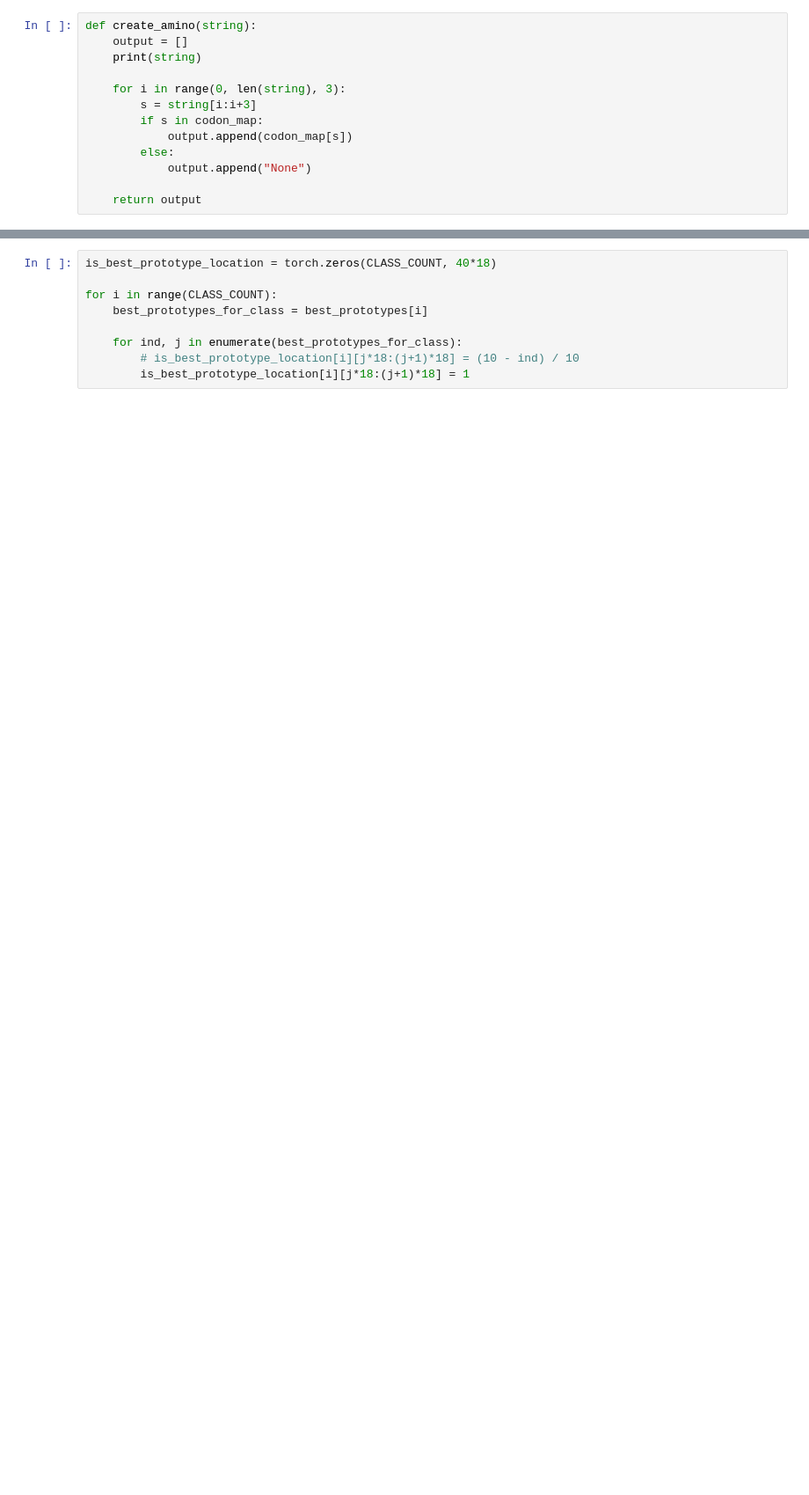
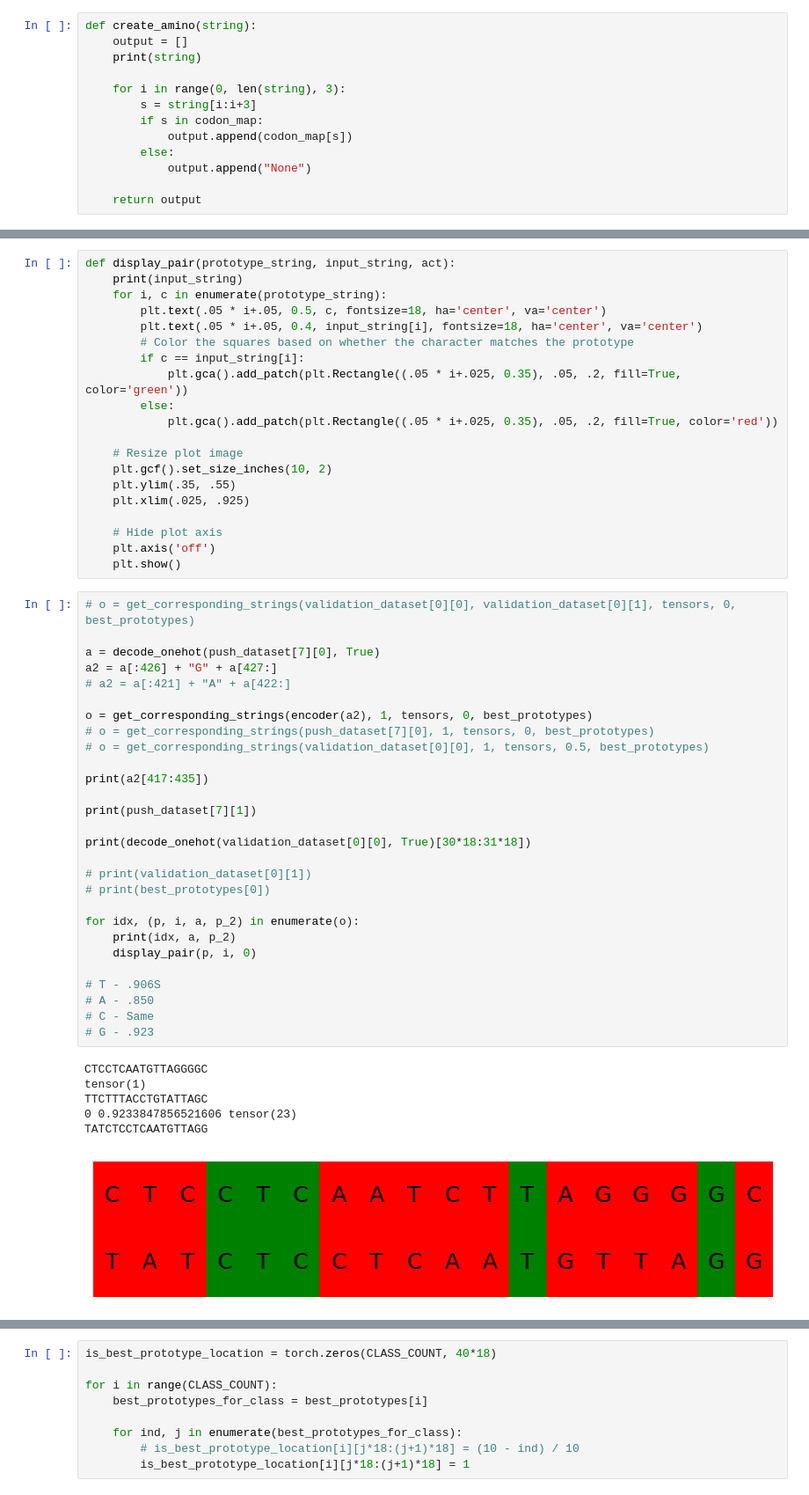
Before and after one commit to Xushu-Wang/MultiModalProtoPNet, a Jupyter notebook: visualize.ipynb, the cells around one changed output, grey strips where cells are left out. Shown at 88% size. Drawn from its saved outputs; the diff is of its cells as text; blank space fills up the shorter version.

```diff
--- a/visualize.ipynb
+++ b/visualize.ipynb
@@ -230,0 +229,55 @@ def create_amino(string):
+# %%
+def display_pair(prototype_string, input_string, act):
+    print(input_string)
+    for i, c in enumerate(prototype_string):
+        plt.text(.05 * i+.05, 0.5, c, fontsize=18, ha='center', va='center')
+        plt.text(.05 * i+.05, 0.4, input_string[i], fontsize=18, ha='center', va='center')
+        # Color the squares based on whether the character matches the prototype
+        if c == input_string[i]:
+            plt.gca().add_patch(plt.Rectangle((.05 * i+.025, 0.35), .05, .2, fill=True, color='green'))
+        else:
+            plt.gca().add_patch(plt.Rectangle((.05 * i+.025, 0.35), .05, .2, fill=True, color='red'))
+
+    # Resize plot image
+    plt.gcf().set_size_inches(10, 2)
+    plt.ylim(.35, .55)
+    plt.xlim(.025, .925)
+
+    # Hide plot axis
+    plt.axis('off')
+    plt.show()
+# %%
+# o = get_corresponding_strings(validation_dataset[0][0], validation_dataset[0][1], tensors, 0, best_prototypes)
+
+a = decode_onehot(push_dataset[7][0], True)
+a2 = a[:426] + "G" + a[427:]
+# a2 = a[:421] + "A" + a[422:]
+
+o = get_corresponding_strings(encoder(a2), 1, tensors, 0, best_prototypes)
+# o = get_corresponding_strings(push_dataset[7][0], 1, tensors, 0, best_prototypes)
+# o = get_corresponding_strings(validation_dataset[0][0], 1, tensors, 0.5, best_prototypes)
+
+print(a2[417:435])
+
+print(push_dataset[7][1])
+
+print(decode_onehot(validation_dataset[0][0], True)[30*18:31*18])
+
+# print(validation_dataset[0][1])
+# print(best_prototypes[0])
+
+for idx, (p, i, a, p_2) in enumerate(o):
+    print(idx, a, p_2)
+    display_pair(p, i, 0)
+
+# T - .906S
+# A - .850
+# C - Same
+# G - .923
+# %% [output]
+CTCCTCAATGTTAGGGGC
+tensor(1)
+TTCTTTACCTGTATTAGC
+0 0.9233847856521606 tensor(23)
+TATCTCCTCAATGTTAGG
+[figure, added]
```
Also changed, not shown: parts of 18 cells of this notebook, 3 other files.
